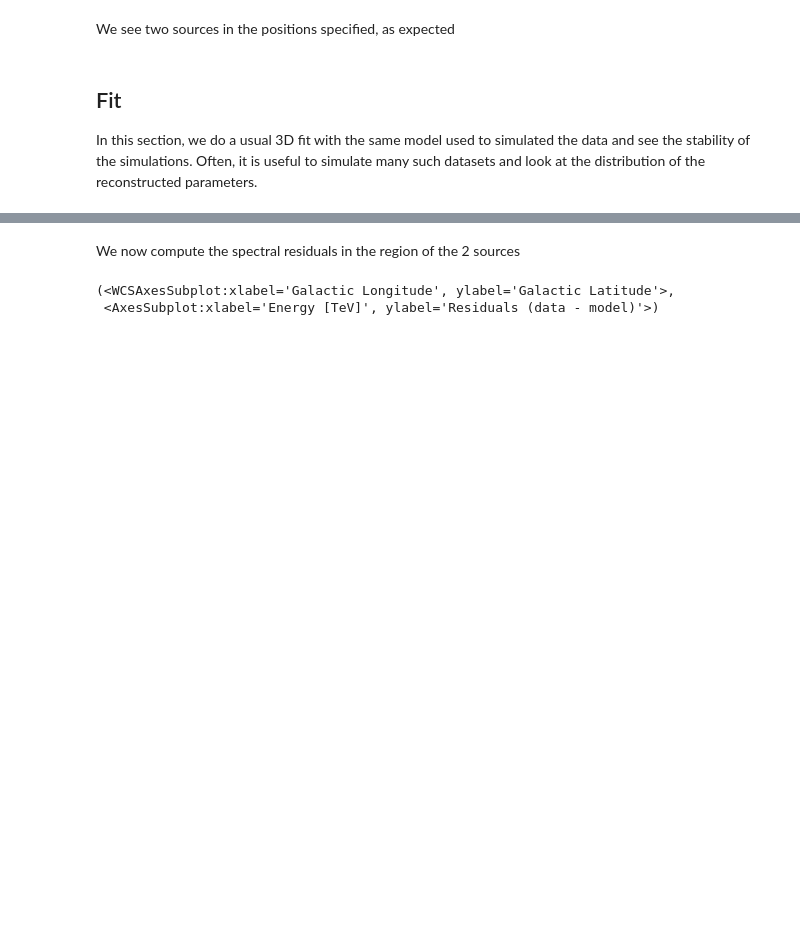
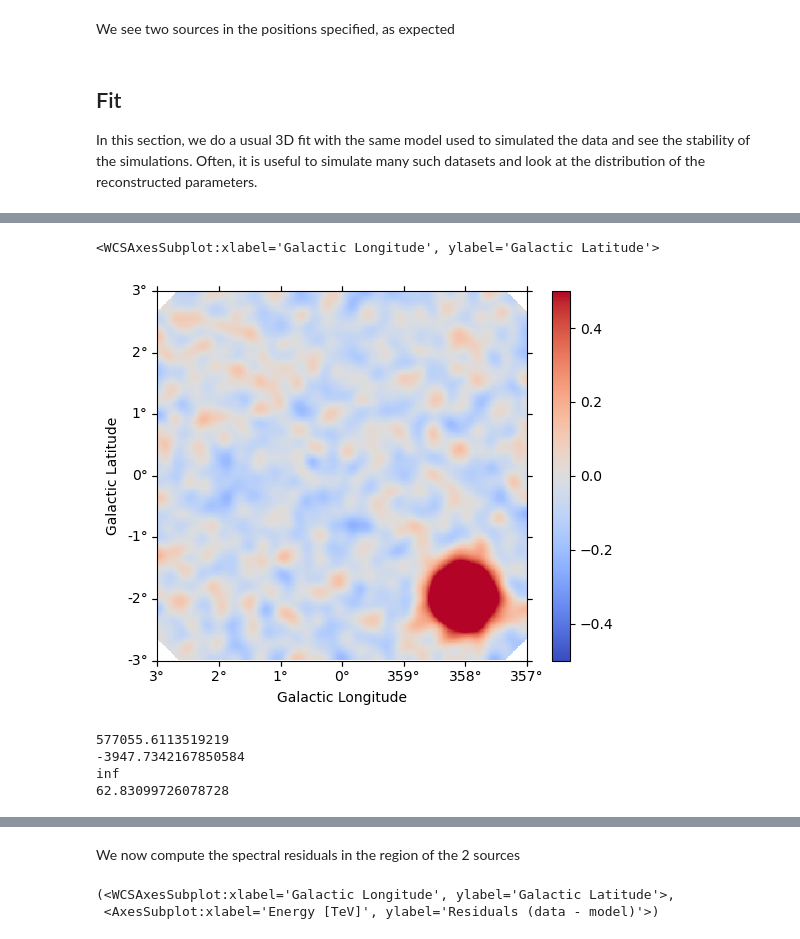
Before and after one commit to diegostn/TFG-Diego-Santano, a Jupyter notebook: simulate_2gaussians.ipynb, the cells around one changed output, grey strips where cells are left out. Saved outputs shown, nothing was run; the diff lists cells and outputs as text; code cells hidden in the pictures; blank space fills up the shorter version.

```diff
--- a/simulate_2gaussians.ipynb
+++ b/simulate_2gaussians.ipynb
@@ -355,0 +295,28 @@ dataset.plot_residuals_spatial(method="diff/sqrt(model)", vmin=-0.5, vmax=0.5)
+# %%
+dataset.plot_residuals_spatial(method="diff/sqrt(model)", vmin=-0.5, vmax=0.5)
+# %% [output]
+<WCSAxesSubplot:xlabel='Galactic Longitude', ylabel='Galactic Latitude'>
+[figure, added]
+# %%
+L1=dataset.stat_sum()
+print(L1)
+TS=L1-L0
+print(TS)
+from scipy.stats import chi2, norm
+
+def sigma_to_ts(sigma, df=1):
+    """Convert sigma to delta ts"""
+    p_value = 2 * norm.sf(sigma)
+    return chi2.isf(p_value, df=df)
+
+def ts_to_sigma(ts, df=1):
+    """Convert delta ts to sigma"""
+    p_value = chi2.sf(ts, df=df)
+    return norm.isf(0.5 * p_value)
+print(ts_to_sigma(-TS,6))
+print((-TS)**(1/2))
+# %% [output]
+577055.6113519219
+-3947.7342167850584
+inf
+62.83099726078728
```
Also changed, not shown: parts of 28 cells of this notebook.
